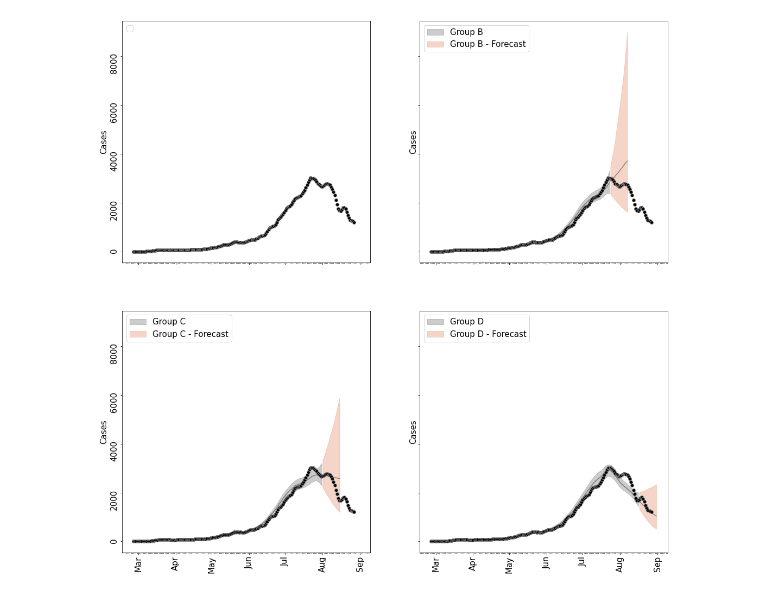
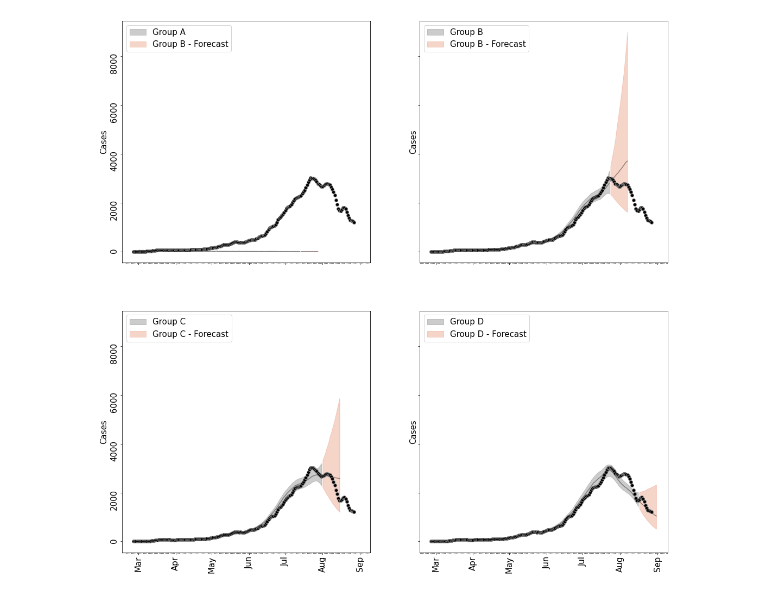
Before and after one commit to ChaosDonkey06/bogota_covid19_lockdowns, a Jupyter notebook: conterfactuals/conterfactuals_plots.ipynb, the cells around one changed output. Saved outputs shown, nothing was run; the diff lists cells and outputs as text; code cells hidden in the pictures.

```diff
--- a/conterfactuals/conterfactuals_plots.ipynb
+++ b/conterfactuals/conterfactuals_plots.ipynb
@@ -207,6 +212,16 @@ from matplotlib import pyplot as plt
 from matplotlib import ticker
 
 fig, axes = plt.subplots(2, 2, figsize=(18, 18), sharex=True, sharey=True)
+
+
+cases_df_A_fit = cases_df_A[cases_df_A["type"]=="estimate"]
+axes[0,0].fill_between(cases_df_A_fit["date"], cases_df_A_fit["low_50"], cases_df_A_fit["high_50"], color='gray', alpha=0.4, label='Group A')
+axes[0,0].plot(cases_df_A_fit["date"], cases_df_A_fit["median"], color='black', alpha=0.4)
+
+cases_df_A_forecast = cases_df_A[cases_df_A["type"]=="forecast"]
+cases_df_A_forecast = cases_df_A_forecast.iloc[:15]
+axes[0,0].plot(cases_df_A_forecast["date"], cases_df_A_forecast["median"], color='black', alpha=0.4)
+axes[0,0].fill_between(cases_df_A_forecast["date"], cases_df_A_forecast["low_50"], cases_df_A_forecast["high_50"], color='darksalmon', alpha=0.4, label='Group B - Forecast')
 
 
 cases_df_B_fit = cases_df_B[cases_df_B["type"]=="estimate"]
@@ -262,4 +276,4 @@ WARNING:matplotlib.legend:No handles with labels found to put in legend.
-[figure, old version]
+[figure, new version]
 # %%
 from matplotlib.dates import date2num, num2date
 from matplotlib.colors import ListedColormap
```
Also changed, not shown: parts of 5 cells of this notebook.
